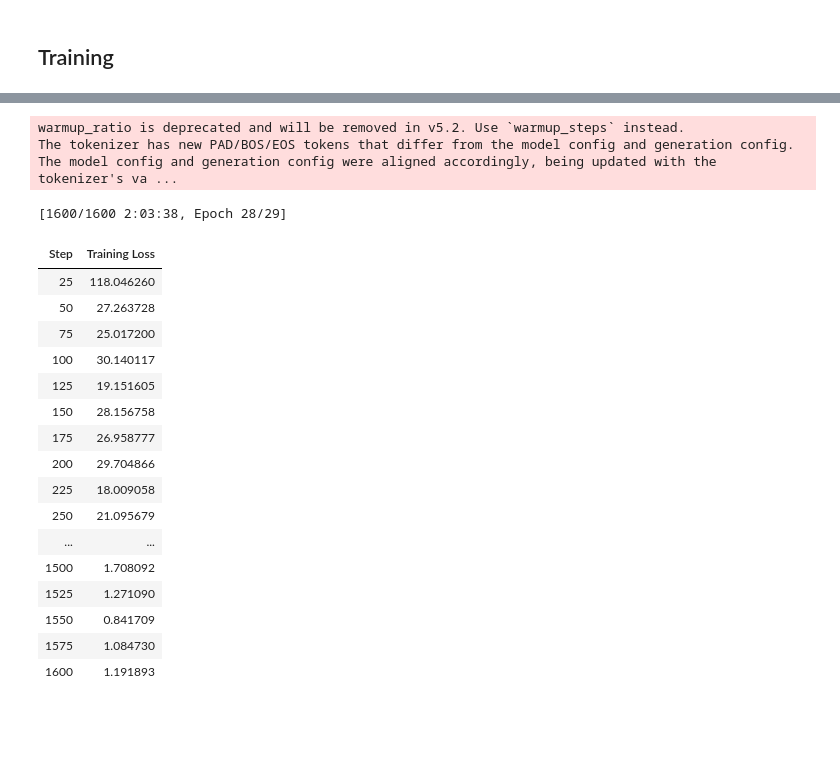
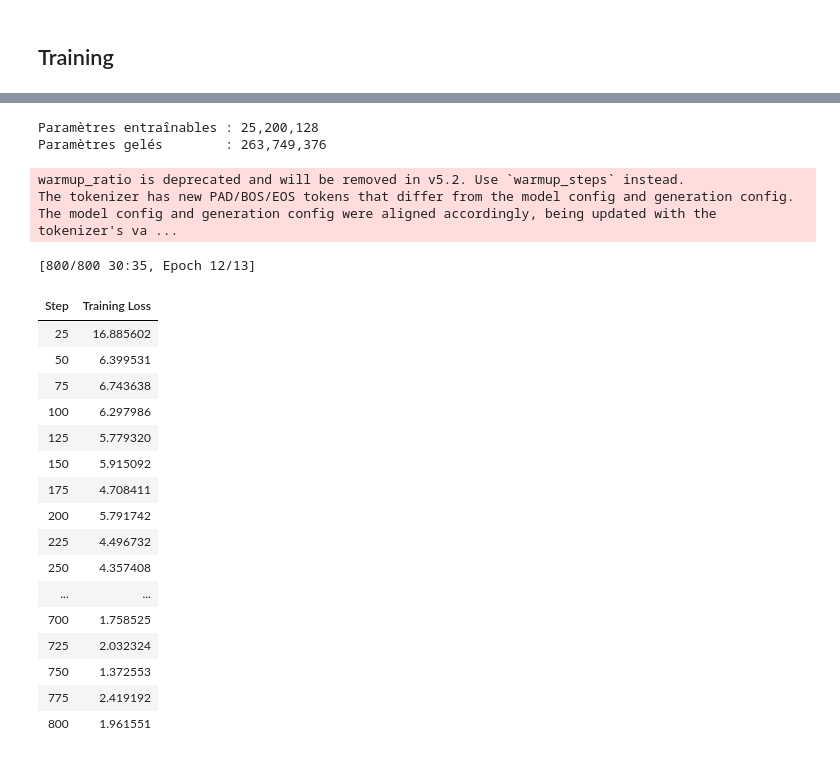
Before and after one commit to LACHQER-Wiam/Named_Entity_Extraction_Archelec_Corpus, a Jupyter notebook: projet_archelec/notebooks/gliner.ipynb, the cells around one changed output, grey strips where cells are left out. Cells and saved outputs as stored; diff of their text form; code cells hidden in the pictures; blank space fills up the shorter version.

Commit message:
final results gliner

```diff
--- a/projet_archelec/notebooks/gliner.ipynb
+++ b/projet_archelec/notebooks/gliner.ipynb
@@ -92,10 +92,10 @@ def inference(model, data, tags, threshold):
         })
     return all_doc
 # %%
-model = GLiNER.from_pretrained("urchade/gliner_medium-v2.1") #urchade/gliner_base # urchade/gliner_multi_pii-v1
+model = GLiNER.from_pretrained("urchade/gliner_multi-v2.1") #gliner_medium-v2.1 #urchade/gliner_base # urchade/gliner_multi_pii-v1
 tags = ["person", "political party/political movement", "location", "profession"]
 
-thresholds = [0.1, 0.2, 0.3, 0.4, 0.5]
+thresholds = [0.1, 0.2, 0.3, 0.4, 0.5, 0.6, 0.7, 0.8, 0.9] #
 # %%
 for threshold in thresholds:
     print(f"----------------- Running inference with threshold {threshold} -----------------")
@@ -240,50 +303,77 @@ os.environ["TOKENIZERS_PARALLELISM"] = "true"
 # %%
 device = torch.device('cuda:0') if torch.cuda.is_available() else torch.device('cpu')
 
-model = GLiNER.from_pretrained("urchade/gliner_medium-v2.1") #urchade/gliner_small
+model = GLiNER.from_pretrained("urchade/gliner_multi-v2.1") #urchade/gliner_small.   # urchade/gliner_medium-v2.1
+# %%
+# # Geler uniquement le backbone transformer (token_rep_layer)
+# # model.model = SpanModel entier → il faut descendre à token_rep_layer
+# for param in model.model.token_rep_layer.parameters():
+#     param.requires_grad = False
+
+# trainable = sum(p.numel() for p in model.parameters() if p.requires_grad)
+# frozen    = sum(p.numel() for p in model.parameters() if not p.requires_grad)
+# print(f'Paramètres entraînables : {trainable:,}')  # ~12M couches hautes
+# print(f'Paramètres gelés        : {frozen:,}')     # ~183M backbone DeBERTa``
+
+# Geler tout le backbone sauf les 2 dernières couches
+for name, param in model.model.token_rep_layer.named_parameters():
+    param.requires_grad = False  # tout gelé par défaut
+
+# Dégeler les 2 dernières couches encoder
+for name, param in model.model.token_rep_layer.named_parameters():
+    if any(f"encoder.layer.{i}" in name for i in [10, 11]):
+        param.requires_grad = True
+
+trainable = sum(p.numel() for p in model.parameters() if p.requires_grad)
+frozen    = sum(p.numel() for p in model.parameters() if not p.requires_grad)
+print(f"Paramètres entraînables : {trainable:,}")   # ~22M
+print(f"Paramètres gelés        : {frozen:,}")      # ~173M
+# %% [output]
+Paramètres entraînables : 25,200,128
+Paramètres gelés        : 263,749,376
 # %%
 trainer = model.train_model(
     train_dataset=train_dataset,
     eval_dataset=None,
     output_dir="../models/Gliner/",
-    learning_rate=1e-4,
+    learning_rate=1e-4,          # OK : backbone gelé, uniquement couches hautes
     weight_decay=0.01,
-    others_lr=1e-5,
+    others_lr=1e-4,
     others_weight_decay=0.01,
     lr_scheduler_type="linear",
-    warmup_steps=50,
+    warmup_steps=20,             # était 5/50
     per_device_train_batch_size=2,
     per_device_eval_batch_size=2,
     focal_loss_alpha=0.75,
     focal_loss_gamma=2,
-    max_steps=1600,             # ← suffit
-    save_steps=250,                  # ~1 save par epoch
-    save_total_limit=1,
+    max_steps=800,               # ~6 epochs (66 steps/epoch × 6) — était 50/2000
+    save_steps=100,              # ≤ max_steps — était 250
+    save_total_limit=2,
     dataloader_num_workers=0,
     use_cpu=True,
     report_to="none",
     logging_steps=25,
 )
 # %% [output]
 warmup_ratio is deprecated and will be removed in v5.2. Use `warmup_steps` instead.
 The tokenizer has new PAD/BOS/EOS tokens that differ from the model config and generation config. The model config and generation config were aligned accordingly, being updated with the tokenizer's va ...
-[1600/1600 2:03:38, Epoch 28/29]
+[800/800 30:35, Epoch 12/13]
 | Step | Training Loss |
-| 25 | 118.046260 |
-| 50 | 27.263728 |
-| 75 | 25.017200 |
-| 100 | 30.140117 |
-| 125 | 19.151605 |
-| 150 | 28.156758 |
-| 175 | 26.958777 |
-| 200 | 29.704866 |
-| 225 | 18.009058 |
-| 250 | 21.095679 |
+| 25 | 16.885602 |
+| 50 | 6.399531 |
+| 75 | 6.743638 |
+| 100 | 6.297986 |
+| 125 | 5.779320 |
+| 150 | 5.915092 |
+| 175 | 4.708411 |
+| 200 | 5.791742 |
+| 225 | 4.496732 |
+| 250 | 4.357408 |
 | ... | ... |
-| 1500 | 1.708092 |
-| 1525 | 1.271090 |
-| 1550 | 0.841709 |
-| 1575 | 1.084730 |
-| 1600 | 1.191893 |
+| 700 | 1.758525 |
+| 725 | 2.032324 |
+| 750 | 1.372553 |
+| 775 | 2.419192 |
+| 800 | 1.961551 |
 # %%
 trained_model = GLiNER.from_pretrained(
```
Also changed, not shown: parts of 5 cells of this notebook, 36 other files.
